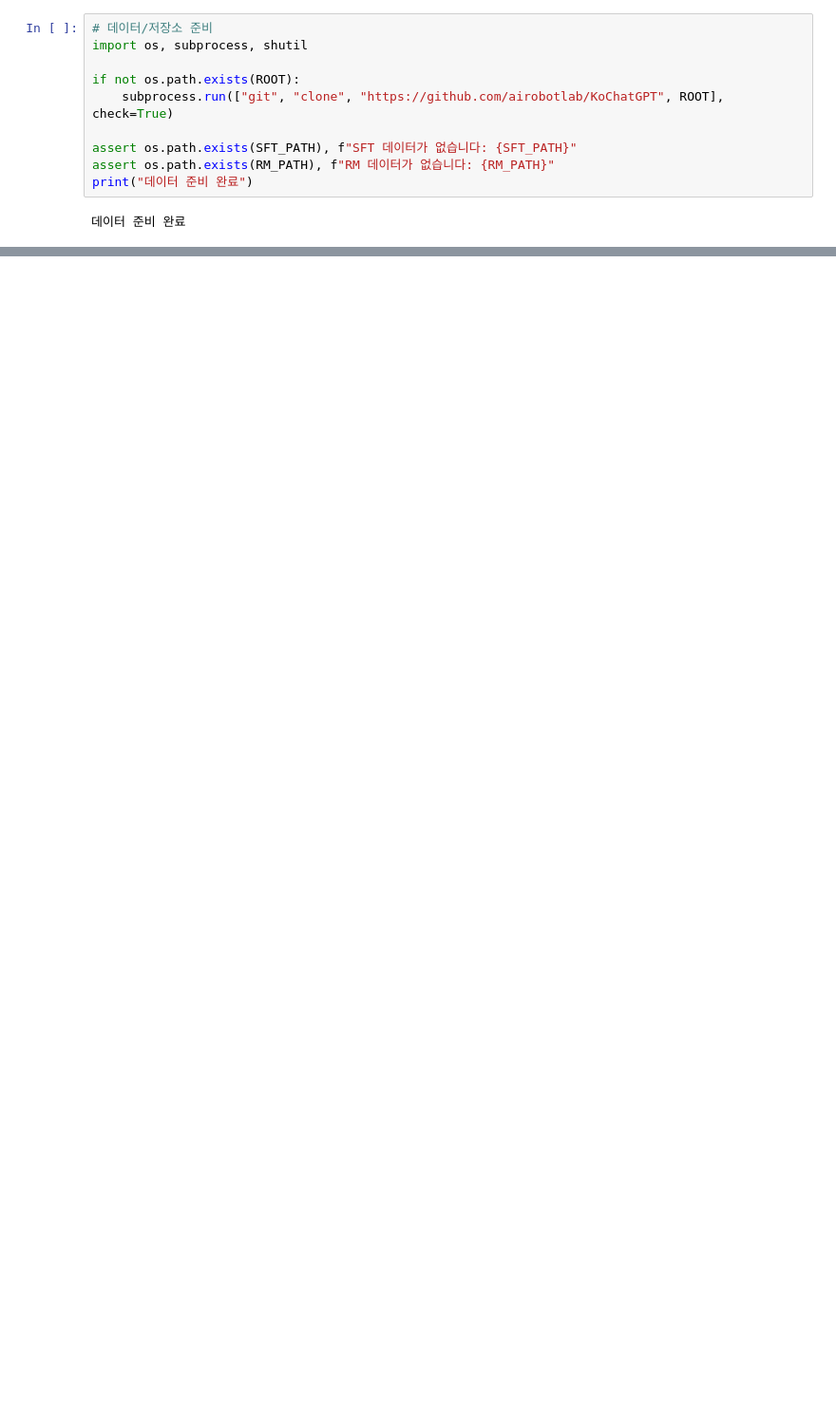
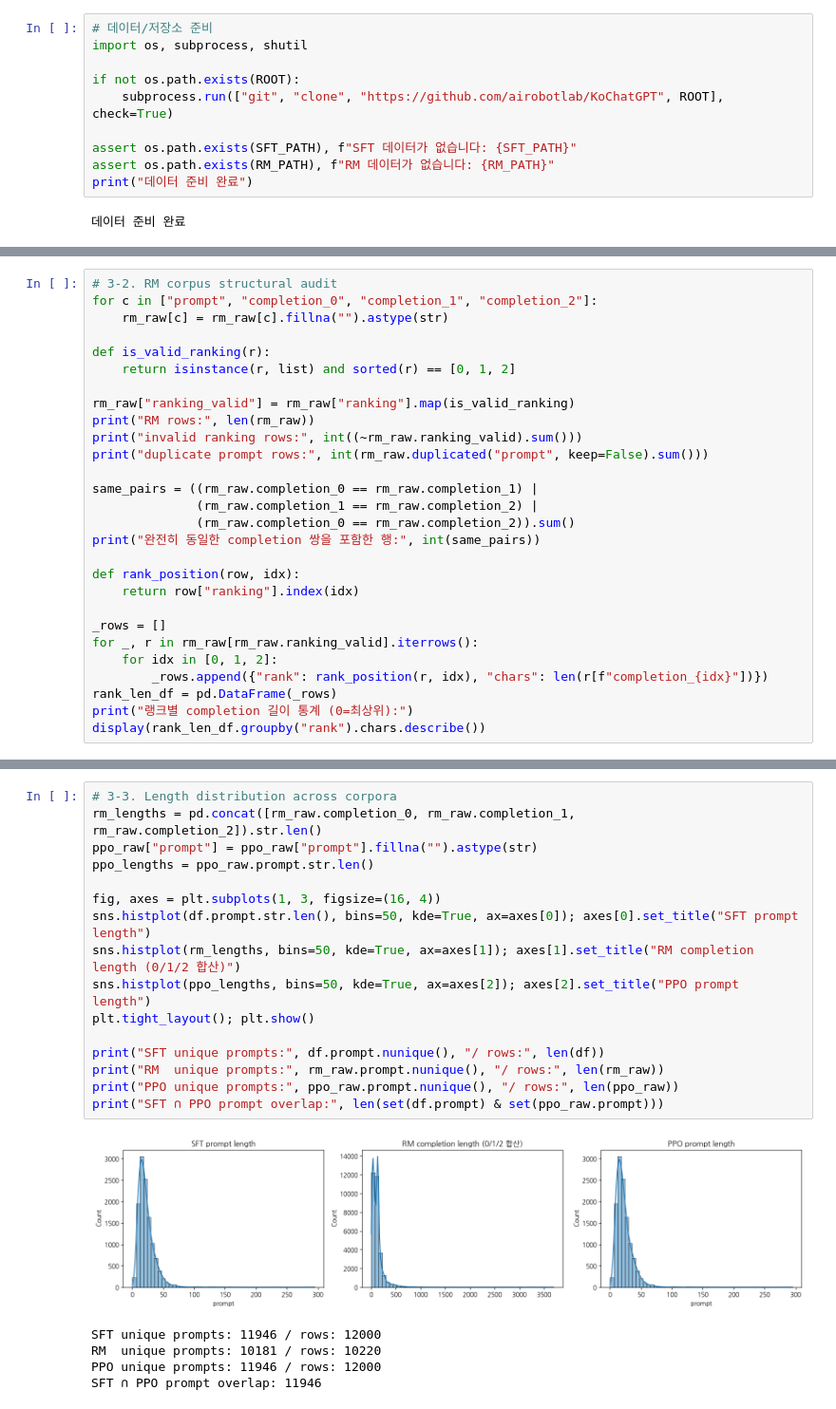
Before and after one commit to todd-jang/AIFFEL_quest_rs, a Jupyter notebook: GoingDeeper/08_KoChatGPT/KoChatGPT_rubric_project_final.ipynb, the cells around one changed output, grey strips where cells are left out. Shown at 95% size. Cells and saved outputs as stored; diff of their text form; blank space fills up the shorter version.

```diff
--- a/GoingDeeper/08_KoChatGPT/KoChatGPT_rubric_project_final.ipynb
+++ b/GoingDeeper/08_KoChatGPT/KoChatGPT_rubric_project_final.ipynb
@@ -1176,0 +478,28 @@ print("결과 저장 완료: /content/project_results/")
+# %%
+# 3-2. RM corpus structural audit
+for c in ["prompt", "completion_0", "completion_1", "completion_2"]:
+    rm_raw[c] = rm_raw[c].fillna("").astype(str)
+
+def is_valid_ranking(r):
+    return isinstance(r, list) and sorted(r) == [0, 1, 2]
+
+rm_raw["ranking_valid"] = rm_raw["ranking"].map(is_valid_ranking)
+print("RM rows:", len(rm_raw))
+print("invalid ranking rows:", int((~rm_raw.ranking_valid).sum()))
+print("duplicate prompt rows:", int(rm_raw.duplicated("prompt", keep=False).sum()))
+
+same_pairs = ((rm_raw.completion_0 == rm_raw.completion_1) |
+              (rm_raw.completion_1 == rm_raw.completion_2) |
+              (rm_raw.completion_0 == rm_raw.completion_2)).sum()
+print("완전히 동일한 completion 쌍을 포함한 행:", int(same_pairs))
+
+def rank_position(row, idx):
+    return row["ranking"].index(idx)
+
+_rows = []
+for _, r in rm_raw[rm_raw.ranking_valid].iterrows():
+    for idx in [0, 1, 2]:
+        _rows.append({"rank": rank_position(r, idx), "chars": len(r[f"completion_{idx}"])})
+rank_len_df = pd.DataFrame(_rows)
+print("랭크별 completion 길이 통계 (0=최상위):")
+display(rank_len_df.groupby("rank").chars.describe())
@@ -1176,0 +522,22 @@ print("결과 저장 완료: /content/project_results/")
+# %%
+# 3-3. Length distribution across corpora
+rm_lengths = pd.concat([rm_raw.completion_0, rm_raw.completion_1, rm_raw.completion_2]).str.len()
+ppo_raw["prompt"] = ppo_raw["prompt"].fillna("").astype(str)
+ppo_lengths = ppo_raw.prompt.str.len()
+
+fig, axes = plt.subplots(1, 3, figsize=(16, 4))
+sns.histplot(df.prompt.str.len(), bins=50, kde=True, ax=axes[0]); axes[0].set_title("SFT prompt length")
+sns.histplot(rm_lengths, bins=50, kde=True, ax=axes[1]); axes[1].set_title("RM completion length (0/1/2 합산)")
+sns.histplot(ppo_lengths, bins=50, kde=True, ax=axes[2]); axes[2].set_title("PPO prompt length")
+plt.tight_layout(); plt.show()
+
+print("SFT unique prompts:", df.prompt.nunique(), "/ rows:", len(df))
+print("RM  unique prompts:", rm_raw.prompt.nunique(), "/ rows:", len(rm_raw))
+print("PPO unique prompts:", ppo_raw.prompt.nunique(), "/ rows:", len(ppo_raw))
+print("SFT ∩ PPO prompt overlap:", len(set(df.prompt) & set(ppo_raw.prompt)))
+# %% [output]
+[figure, added]
+SFT unique prompts: 11946 / rows: 12000
+RM  unique prompts: 10181 / rows: 10220
+PPO unique prompts: 11946 / rows: 12000
+SFT ∩ PPO prompt overlap: 11946
```
Also changed, not shown: parts of 115 cells of this notebook.
